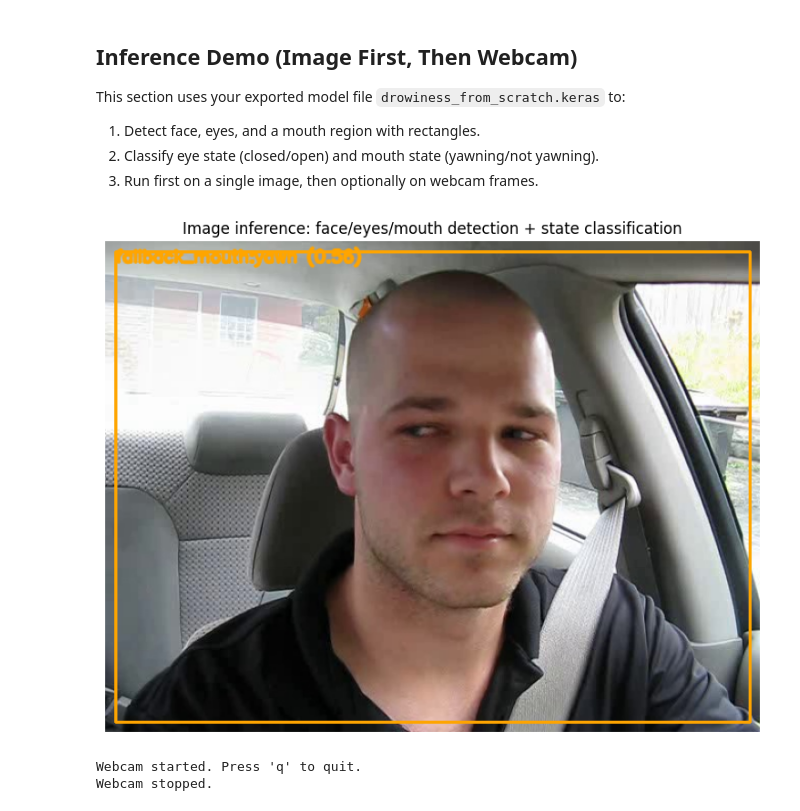
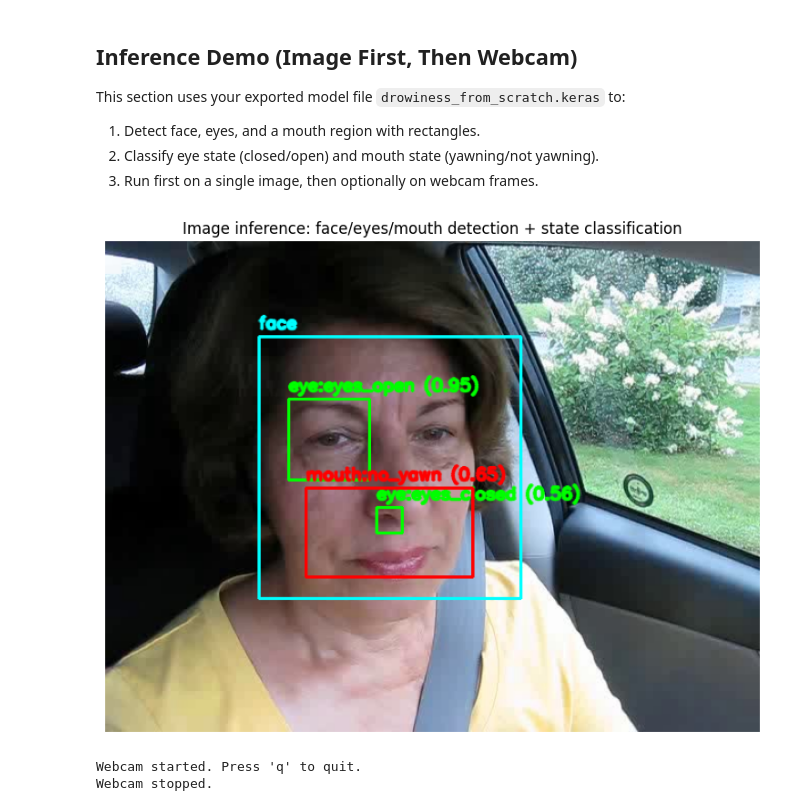
Before and after one commit to DanielMelo46/Neural_Networks_Project, a Jupyter notebook: drowsiness_detection.ipynb, the cells around one changed output. Saved outputs shown, nothing was run; the diff lists cells and outputs as text; code cells hidden in the pictures.

```diff
--- a/drowsiness_detection.ipynb
+++ b/drowsiness_detection.ipynb
@@ -454,21 +454,21 @@ def detect_and_annotate_states(image_bgr):
     return output
 # %%
 # IMAGE DEMO: set any local image path here and run this cell.
-image_path = "train/no_yawn/2284.jpg"
+image_path = "train/no_yawn/2464.jpg"
 
 image_bgr = cv2.imread(image_path)
 if image_bgr is None:
     raise FileNotFoundError(f"Could not read image: {image_path}")
 
 annotated = detect_and_annotate_states(image_bgr)
 
 plt.figure(figsize=(10, 7))
 plt.imshow(cv2.cvtColor(annotated, cv2.COLOR_BGR2RGB))
 plt.axis("off")
 plt.title("Image inference: face/eyes/mouth detection + state classification")
 plt.show()
 # %% [output]
-[figure, old version]
+[figure, new version]
 # %%
 # WEBCAM DEMO: run this cell after image demo works.
 # Press 'q' in the webcam window to quit.
```
